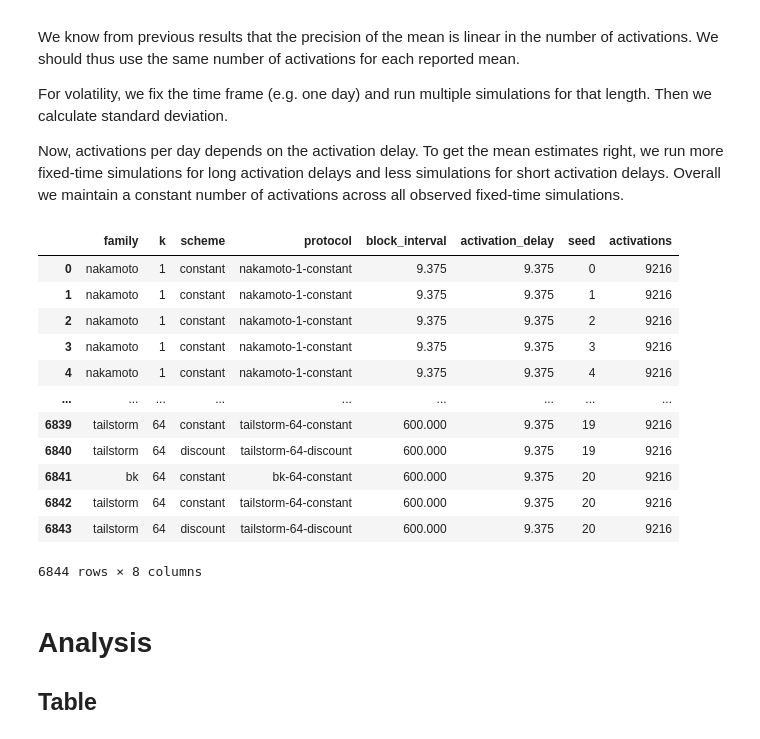
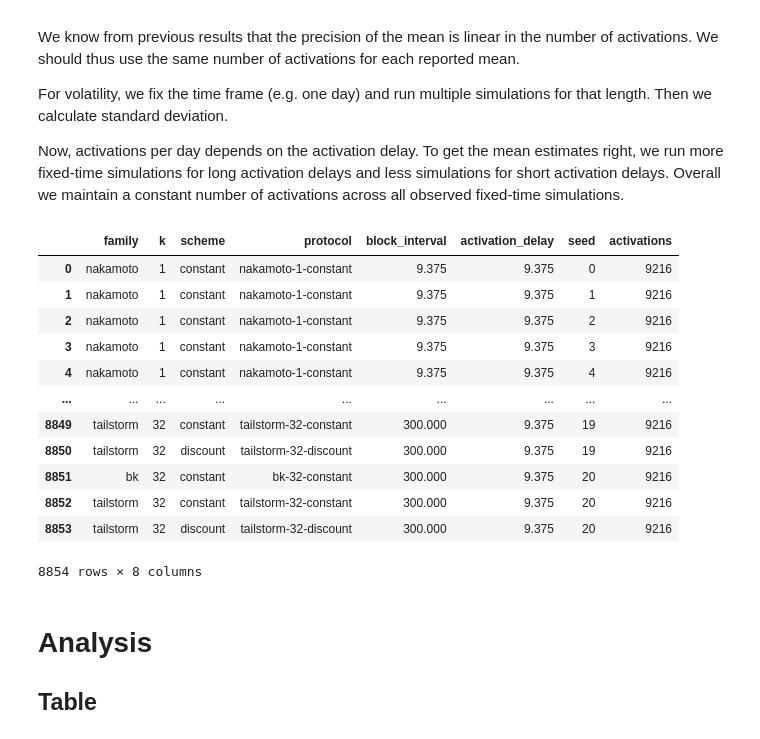
Before and after one commit to pkel/cpr, a Jupyter notebook: experiments/graphml_runner/honest-net-inequality-condensed.ipynb, the cells around one changed output. Saved outputs shown, nothing was run; the diff lists cells and outputs as text; code cells hidden in the pictures.

```diff
--- a/experiments/graphml_runner/honest-net-inequality-condensed.ipynb
+++ b/experiments/graphml_runner/honest-net-inequality-condensed.ipynb
@@ -168,9 +168,19 @@ def rows():
         for i in range(int(activations / n)):
             yield r("nakamoto", 1, "constant", ad, i, n)
 
-    # bk and tailstorm
+    # bk and tailstorm / 600s block interval
     for k in [2, 4, 8, 16, 32, 64]:
         bi = 600
+        ad = bi / k
+        n = int(60 * 60 * 24 / ad)  # time per simulation should be roughly one day
+        for i in range(int(activations / n)):
+            yield r("bk", k, "constant", ad, i, n)
+            yield r("tailstorm", k, "constant", ad, i, n)
+            yield r("tailstorm", k, "discount", ad, i, n)
+
+    # bk and tailstorm / 300s block interval
+    for k in [2, 4, 8, 16, 32]:
+        bi = 300
         ad = bi / k
         n = int(60 * 60 * 24 / ad)  # time per simulation should be roughly one day
         for i in range(int(activations / n)):
@@ -223,39 +233,39 @@ def measure(x):
             strongest_efficiency1=efficiency1[strongest],
             gini_reward=gini(reward),
             gini_relrew=gini(relrew),
             gini_relrewn=gini(relrewn),
             gini_efficiency0=gini(efficiency0),
             gini_efficiency1=gini(efficiency1),
         )
     )
 
 
 def parallel_measure(df, fun=measure, n_jobs=-1):
     df = df.sample(frac=1).reset_index(drop=True)
 
     res = Parallel(n_jobs=n_jobs)(
         delayed(measure)(row) for idx, row in tqdm(df.iterrows(), total=len(df))
     )
     return pd.concat([df, pd.DataFrame(res)], axis=1)
 
 
 df = pd.DataFrame(rows())
 display(df)
 df = parallel_measure(df)
 # %% [output]
 |  | family | k | scheme | protocol | block_interval | activation_delay | seed | activations |
 | 0 | nakamoto | 1 | constant | nakamoto-1-constant | 9.375 | 9.375 | 0 | 9216 |
 | 1 | nakamoto | 1 | constant | nakamoto-1-constant | 9.375 | 9.375 | 1 | 9216 |
 | 2 | nakamoto | 1 | constant | nakamoto-1-constant | 9.375 | 9.375 | 2 | 9216 |
 | 3 | nakamoto | 1 | constant | nakamoto-1-constant | 9.375 | 9.375 | 3 | 9216 |
 | 4 | nakamoto | 1 | constant | nakamoto-1-constant | 9.375 | 9.375 | 4 | 9216 |
 | ... | ... | ... | ... | ... | ... | ... | ... | ... |
-| 6839 | tailstorm | 64 | constant | tailstorm-64-constant | 600.000 | 9.375 | 19 | 9216 |
-| 6840 | tailstorm | 64 | discount | tailstorm-64-discount | 600.000 | 9.375 | 19 | 9216 |
-| 6841 | bk | 64 | constant | bk-64-constant | 600.000 | 9.375 | 20 | 9216 |
-| 6842 | tailstorm | 64 | constant | tailstorm-64-constant | 600.000 | 9.375 | 20 | 9216 |
-| 6843 | tailstorm | 64 | discount | tailstorm-64-discount | 600.000 | 9.375 | 20 | 9216 |
+| 8849 | tailstorm | 32 | constant | tailstorm-32-constant | 300.000 | 9.375 | 19 | 9216 |
+| 8850 | tailstorm | 32 | discount | tailstorm-32-discount | 300.000 | 9.375 | 19 | 9216 |
+| 8851 | bk | 32 | constant | bk-32-constant | 300.000 | 9.375 | 20 | 9216 |
+| 8852 | tailstorm | 32 | constant | tailstorm-32-constant | 300.000 | 9.375 | 20 | 9216 |
+| 8853 | tailstorm | 32 | discount | tailstorm-32-discount | 300.000 | 9.375 | 20 | 9216 |
-6844 rows × 8 columns
+8854 rows × 8 columns
 # %% [markdown]
 # Analysis
 
```
Also changed, not shown: parts of 12 cells of this notebook.
